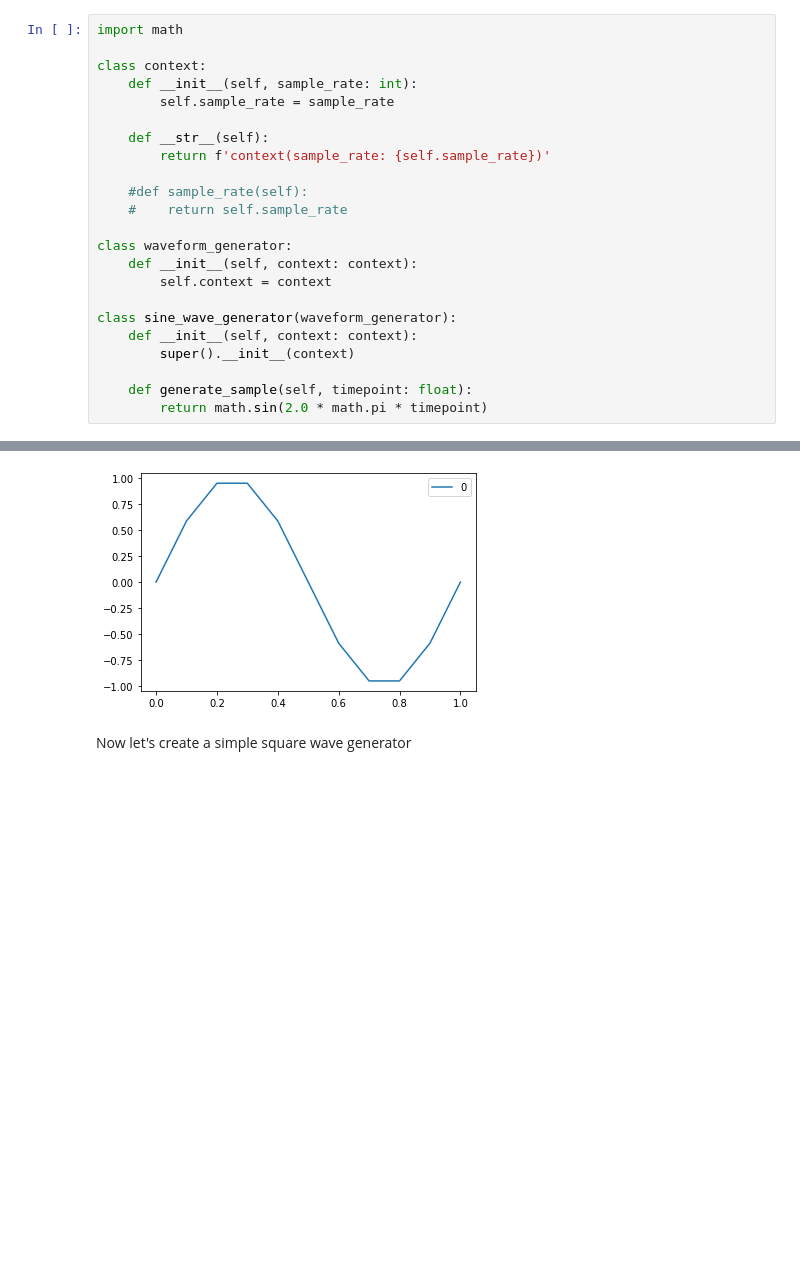
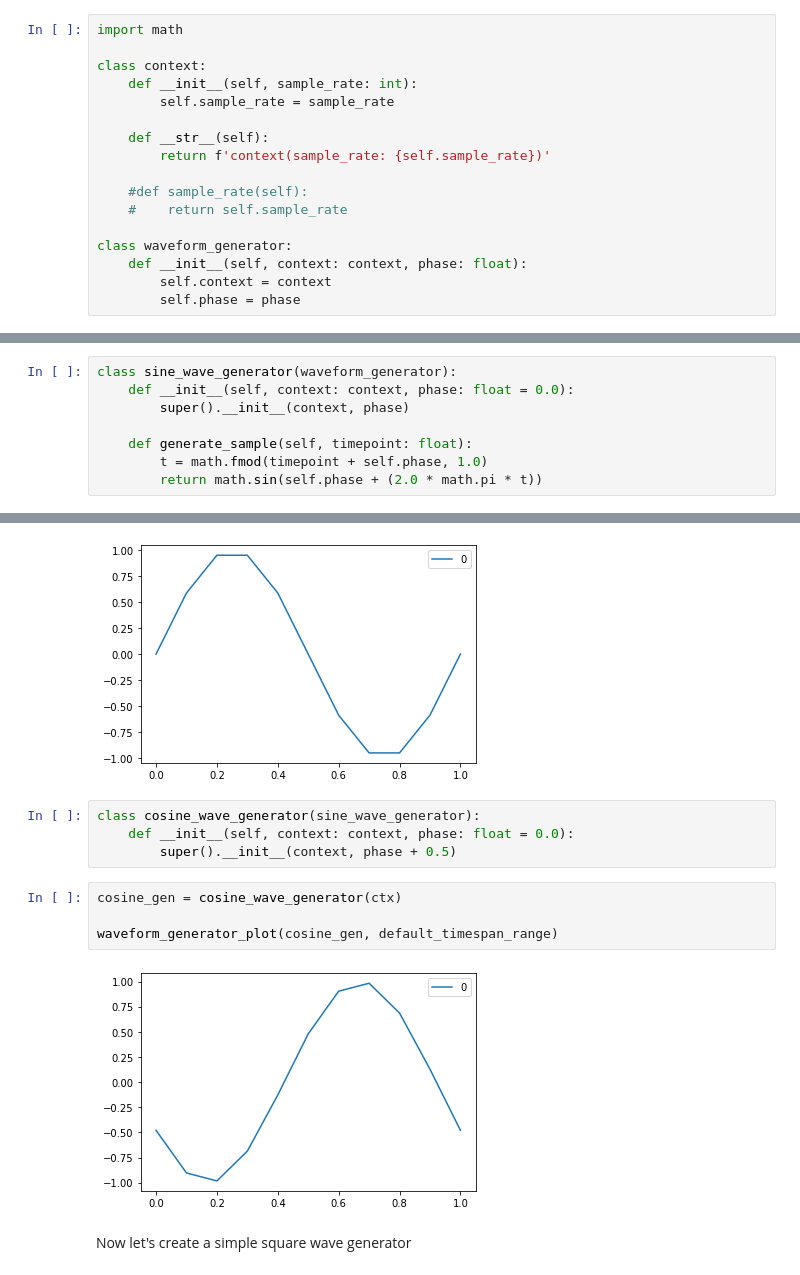
Before and after one commit to wemblykj/AISynth, a Jupyter notebook: ai-synth.ipynb, the cells around one changed output, grey strips where cells are left out. Saved outputs shown, nothing was run; the diff lists cells and outputs as text; blank space fills up the shorter version.

```diff
--- a/ai-synth.ipynb
+++ b/ai-synth.ipynb
@@ -73,15 +73,9 @@ class context:
     #    return self.sample_rate
 
 class waveform_generator:
-    def __init__(self, context: context):
+    def __init__(self, context: context, phase: float):
         self.context = context
-
-class sine_wave_generator(waveform_generator):
-    def __init__(self, context: context):
-        super().__init__(context)
-
-    def generate_sample(self, timepoint: float):
-        return math.sin(2.0 * math.pi * timepoint)
+        self.phase = phase
 # %% [markdown]
 Set up a basic test environment that will allow us to plot our generator classes
 # %%
@@ -105,12 +99,30 @@ default_timespan_range = np.arange(0.0, default_timespan + default_step, default
 ctx = context(sample_rate=48)
 # %% [markdown]
 Plot the out put of the sine generator
+# %%
+class sine_wave_generator(waveform_generator):
+    def __init__(self, context: context, phase: float = 0.0):
+        super().__init__(context, phase)
+
+    def generate_sample(self, timepoint: float):
+        t = math.fmod(timepoint + self.phase, 1.0)
+        return math.sin(self.phase + (2.0 * math.pi * t))
 # %%
 sine_gen = sine_wave_generator(ctx)
 
 waveform_generator_plot(sine_gen, default_timespan_range)
 # %% [output]
 [figure]
+# %%
+class cosine_wave_generator(sine_wave_generator):
+    def __init__(self, context: context, phase: float = 0.0):
+        super().__init__(context, phase + 0.5)
+# %%
+cosine_gen = cosine_wave_generator(ctx)
+
+waveform_generator_plot(cosine_gen, default_timespan_range)
+# %% [output]
+[figure, added]
 # %% [markdown]
 Now let's create a simple square wave generator
 # %%
```
Also changed, not shown: parts of 8 cells of this notebook.
